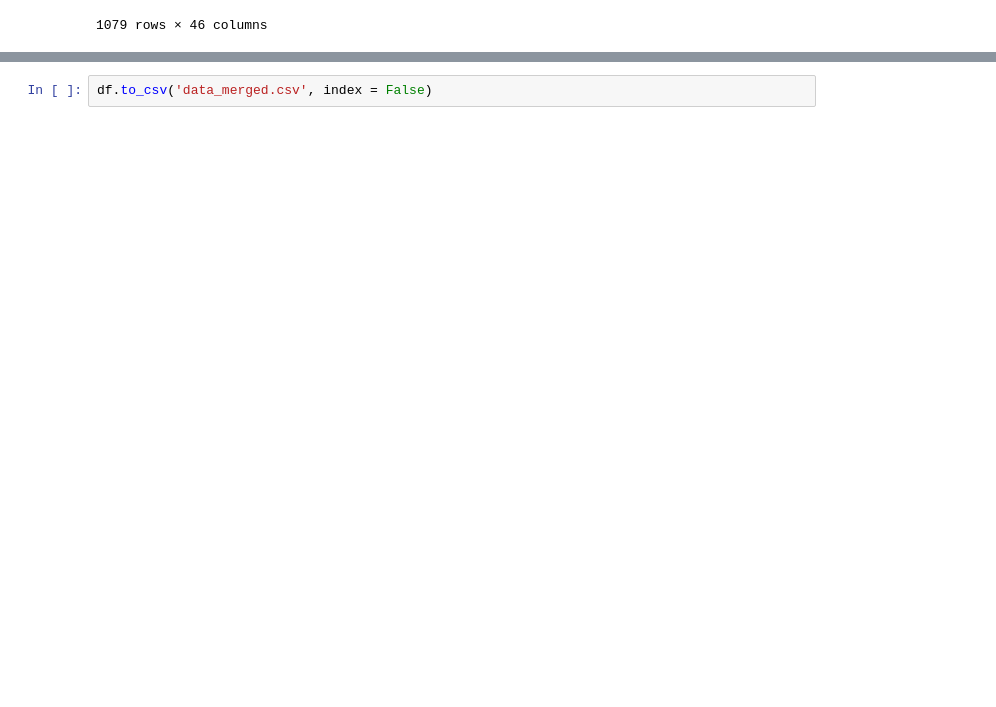
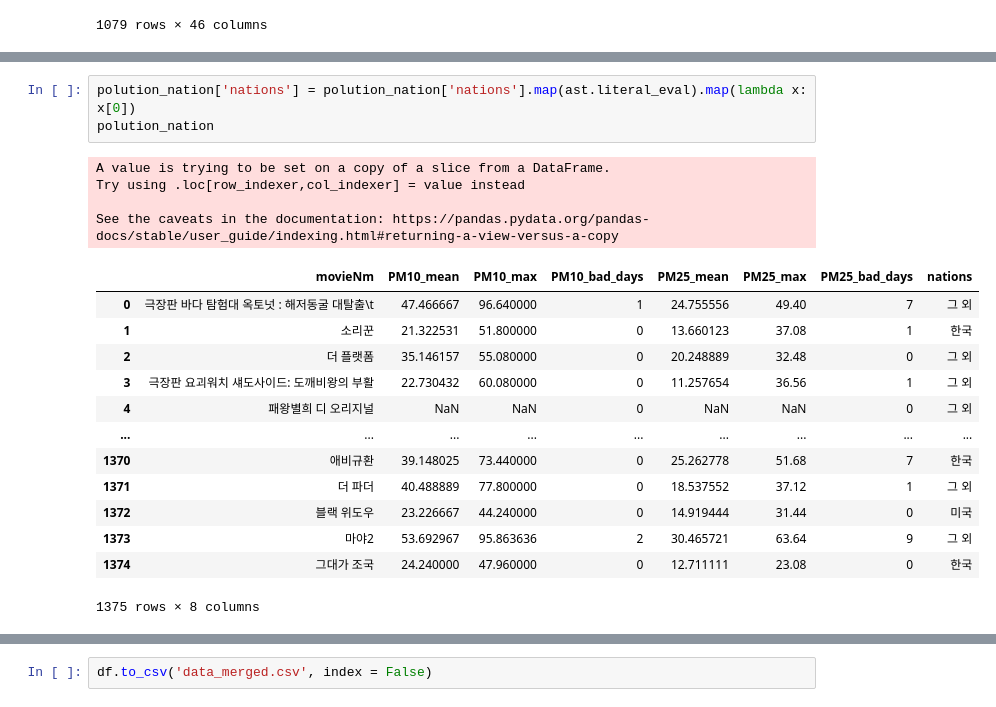
Before and after one commit to Young-in/movie-data-gathering, a Jupyter notebook: modeling.ipynb, the cells around one changed output, grey strips where cells are left out. Saved outputs shown, nothing was run; the diff lists cells and outputs as text; blank space fills up the shorter version.

```diff
--- a/modeling.ipynb
+++ b/modeling.ipynb
@@ -454 +452,22 @@ polution
+# %%
+polution_nation['nations'] = polution_nation['nations'].map(ast.literal_eval).map(lambda x: x[0])
+polution_nation
+# %% [output]
+A value is trying to be set on a copy of a slice from a DataFrame.
+Try using .loc[row_indexer,col_indexer] = value instead
+
+See the caveats in the documentation: https://pandas.pydata.org/pandas-docs/stable/user_guide/indexing.html#returning-a-view-versus-a-copy
+|  | movieNm | PM10_mean | PM10_max | PM10_bad_days | PM25_mean | PM25_max | PM25_bad_days | nations |
+| 0 | 극장판 바다 탐험대 옥토넛 : 해저동굴 대탈출\t | 47.466667 | 96.640000 | 1 | 24.755556 | 49.40 | 7 | 그 외 |
+| 1 | 소리꾼 | 21.322531 | 51.800000 | 0 | 13.660123 | 37.08 | 1 | 한국 |
+| 2 | 더 플랫폼 | 35.146157 | 55.080000 | 0 | 20.248889 | 32.48 | 0 | 그 외 |
+| 3 | 극장판 요괴워치 섀도사이드: 도깨비왕의 부활 | 22.730432 | 60.080000 | 0 | 11.257654 | 36.56 | 1 | 그 외 |
+| 4 | 패왕별희 디 오리지널 | NaN | NaN | 0 | NaN | NaN | 0 | 그 외 |
+| ... | ... | ... | ... | ... | ... | ... | ... | ... |
+| 1370 | 애비규환 | 39.148025 | 73.440000 | 0 | 25.262778 | 51.68 | 7 | 한국 |
+| 1371 | 더 파더 | 40.488889 | 77.800000 | 0 | 18.537552 | 37.12 | 1 | 그 외 |
+| 1372 | 블랙 위도우 | 23.226667 | 44.240000 | 0 | 14.919444 | 31.44 | 0 | 미국 |
+| 1373 | 마야2 | 53.692967 | 95.863636 | 2 | 30.465721 | 63.64 | 9 | 그 외 |
+| 1374 | 그대가 조국 | 24.240000 | 47.960000 | 0 | 12.711111 | 23.08 | 0 | 한국 |
+1375 rows × 8 columns
 # %%
```
Also changed, not shown: parts of 11 cells of this notebook, 2 other files.
